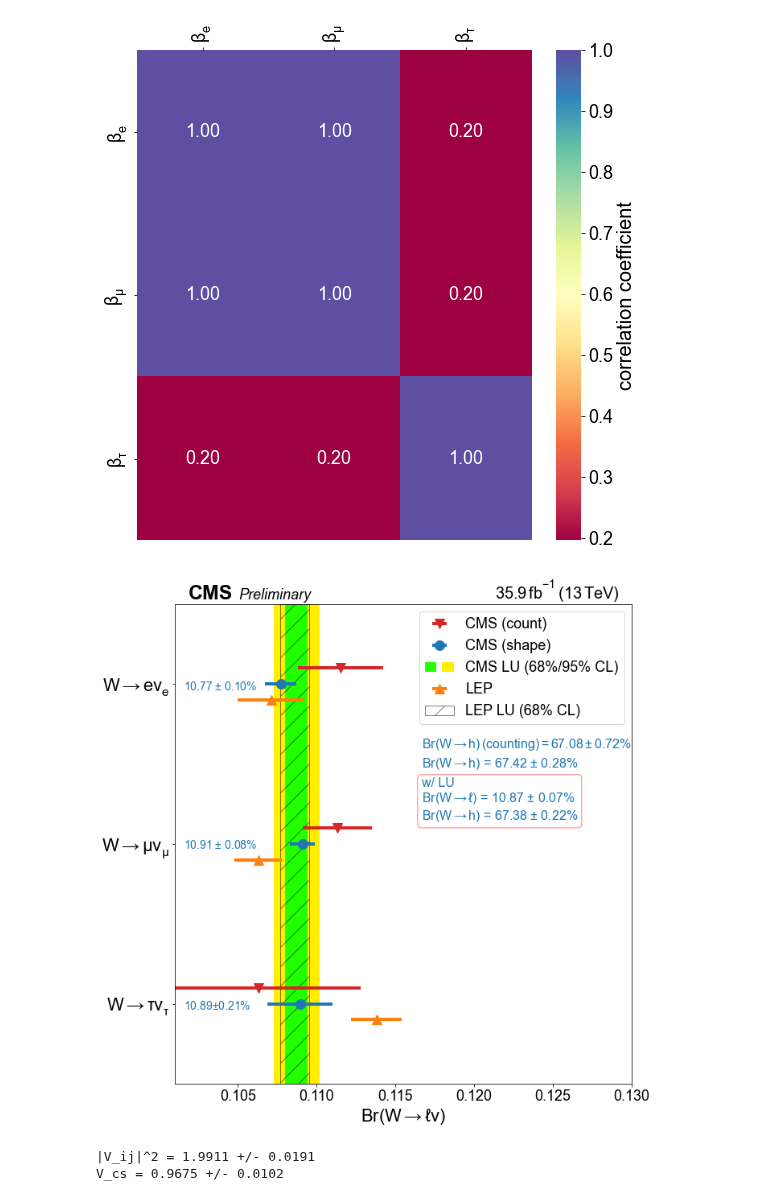
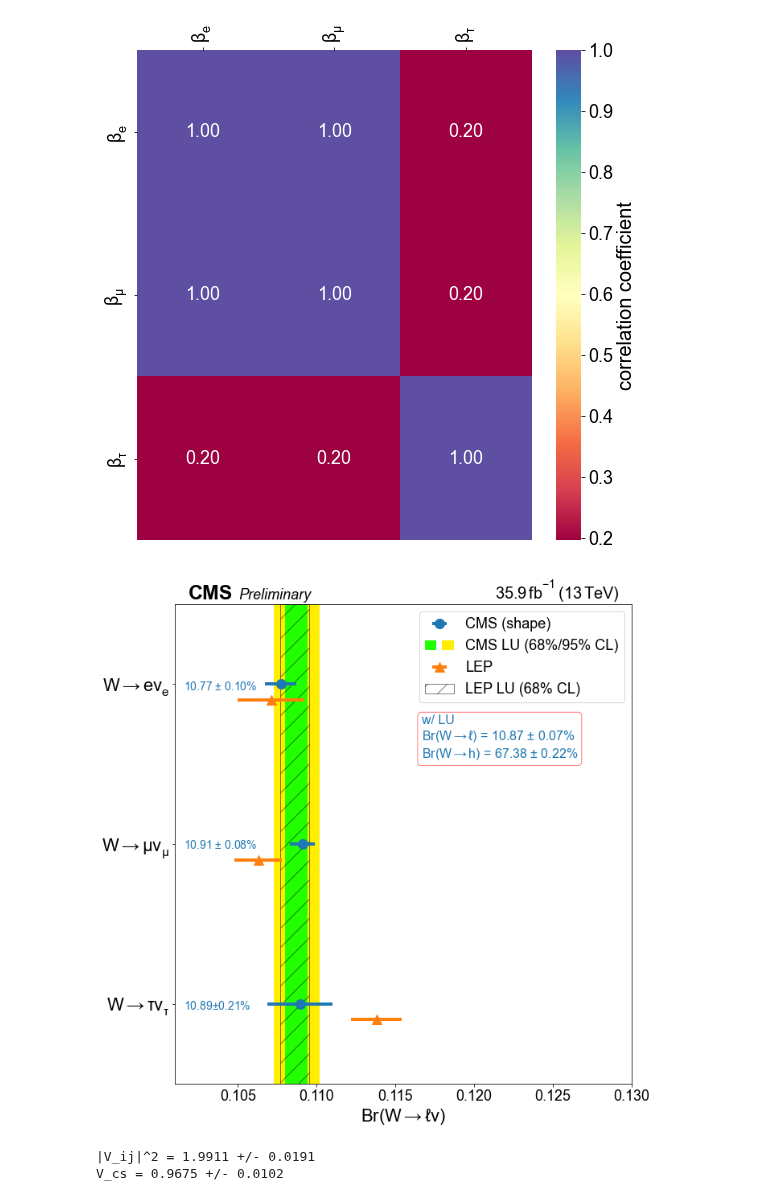
Before and after one commit to NWUHEP/analysis-tools, a Jupyter notebook: notebooks/baseline_fits.ipynb, the cells around one changed output. Cells and saved outputs as stored; diff of their text form; code cells hidden in the pictures.

```diff
--- a/notebooks/baseline_fits.ipynb
+++ b/notebooks/baseline_fits.ipynb
@@ -129,7 +133,7 @@ else:
 #fit_data._pval_init[4:] += np.random.randn(fit_data._nparams - 4)*fit_data._perr_init[4:]
 # %%
 # fit configuration #
-scenario = 'unblinded'
+scenario = 'asimov'
 
 # minimizer options
 min_options = dict(#eps=1e-9,
@@ -140,10 +144,10 @@ min_options = dict(#eps=1e-9,
 # configure the objective
 #fit_data._pmask[4:] = False
 mask = fit_data._pmask.copy()
-if scenario == 'unblinded':
+if scenario == 'asimov':
+    sample = asimov_data
+else:
     sample = None
-else:
-    sample = asimov_data
 
 fobj = partial(fit_data.objective,
                data = sample,
@@ -507,13 +511,13 @@ fig, axes = plt.subplots(1, 1, figsize=(10, 10), facecolor='white')
 
 ax = axes
 br_cms = result_alt2.x[:4]
-p0_alt = ax.errorbar([.1063, .1113, .1115], np.arange(3) + 0.1, xerr=[0.0065, 0.0022, 0.0027],
-            fmt='C3v',
-            markersize=12.,
-            capsize=0.,
-            elinewidth=4,
-            label='CMS (alt.)'
-           )
+#p0_alt = ax.errorbar([.1063, .1113, .1115], np.arange(3) + 0.1, xerr=[0.0065, 0.0022, 0.0027],
+#            fmt='C3v',
+#            markersize=12.,
+#            capsize=0.,
+#            elinewidth=4,
+#            label='CMS (alt.)'
+#           )
 p0 = ax.errorbar(br_cms[2::-1], np.arange(3), xerr=stderr[2::-1],
             fmt='C0o',
             markersize=12.,
@@ -567,54 +571,54 @@ ax.text(0.02, 0.155, f'{100*br_cms[2]:.2f}' + r'$ \pm $' + f'{stderr[2]:.2%}',
        )
 
 
-ax.text(0.54, 0.7, r'$Br(W\rightarrow h)\,(counting) = 67.08 \pm 0.72 \%$',
-        fontsize=16,
-        color='C0',
-        fontname='Arial',
-        transform=ax.transAxes
-       )
-ax.text(0.54, 0.66, r'$Br(W\rightarrow h)$ = ' + f'{100*br_cms[3]:.2f}' + r' $\pm$ ' + f'{stderr[3]:.2%}',
-        fontsize=16,
-        color='C0',
-        fontname='Arial',
-        transform=ax.transAxes
-       )
-ax.text(0.54, 0.55,
+#ax.text(0.54, 0.7, r'$Br(W\rightarrow h)\,(counting) = 67.08 \pm 0.72 \%$',
+#        fontsize=16,
+#        color='C0',
+#        fontname='Arial',
+#        transform=ax.transAxes
+#       )
+#ax.text(0.54, 0.66, r'$Br(W\rightarrow h)$ = ' + f'{100*br_cms[3]:.2f}' + r' $\pm$ ' + f'{stderr[3]:.2%}',
+#        fontsize=16,
+#        color='C0',
+#        fontname='Arial',
+#        transform=ax.transAxes
+#       )
+ax.text(0.54, 0.68,
         'w/ LU \n'
         + r'$Br(W\rightarrow \ell)$ = ' + f'{100*br_lep_lu:.2f}' + r' $\pm$ ' + f'{stderr_lu[0]:.2%}' + '\n'
         + r'$Br(W\rightarrow h)$ = ' + f'{100*br_had_lu:.2f}' + r' $\pm$ ' + f'{stderr_lu[3]:.2%}',
         fontsize=16,
         color='C0',
         fontname='Arial',
         transform=ax.transAxes,
         bbox=dict(
             boxstyle="round",
             ec=(1., 0.5, 0.5),
             fc=(1., 1., 1.),
            )
        )
 #ax.text(f'{br_cms[1]}' + r'$\pm$' + f'{stderr[1]}')
 #ax.text(f'{br_cms[2]}' + r'$\pm$' + f'{stderr[2]}')
 
 ax.set_yticks([0, 1, 2])
 ax.set_yticklabels([r'$W\rightarrow \tau\nu_{\tau}$', r'$W\rightarrow \mu\nu_{\mu}$', r'$W\rightarrow e\nu_{e}$'], fontsize=22)
 ax.set_ylim(-0.5, 2.5)
 ax.set_xlim(0.101, 0.13)
 ax.set_xlabel(r'Br($W\rightarrow\ell\nu$)', fontsize=22)
 from matplotlib.legend_handler import HandlerTuple
-ax.legend([p0_alt, p0, [p1, p2], p3, p4,], ['CMS (count)', 'CMS (shape)', 'CMS LU (68%/95% CL)', 'LEP', 'LEP LU (68% CL)',],
+ax.legend([p0, [p1, p2], p3, p4,], ['CMS (shape)', 'CMS LU (68%/95% CL)', 'LEP', 'LEP LU (68% CL)',],
           handler_map = {list: HandlerTuple(None)},
           fontsize=18,
           loc=1
          )
 
 pt.add_lumi_text(ax, 35.9)
 
 plt.tight_layout()
-plt.savefig('plots/unblinded_summary_plot.pdf')
+plt.savefig('plots/summary_plot.pdf')
 plt.show()
 # %% [output]
-[figure, old version]
+[figure, new version]
 # %%
 # calculation of |V_ij|^2 (taken from LEP EW combo arXiv:1302.3415 p.95)
 alpha_s, alpha_s_err = 0.119, 0.002
```
Also changed, not shown: parts of 2 cells of this notebook, 4 other files.
